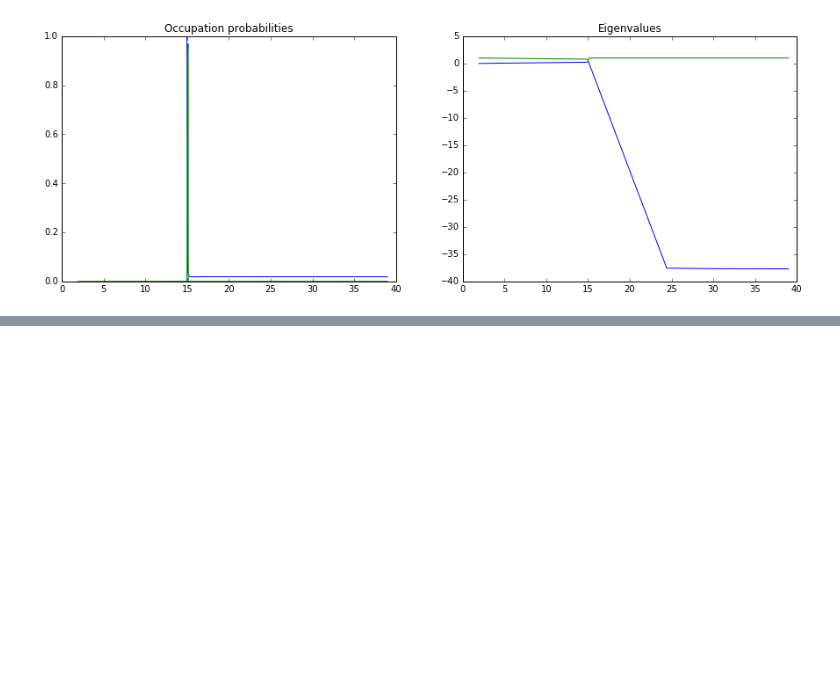
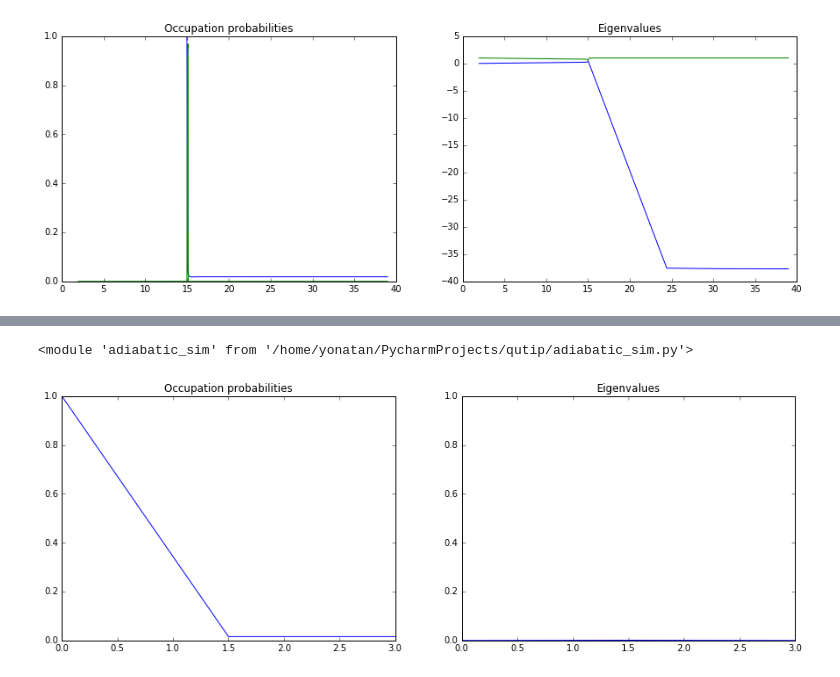
Before and after one commit to oryonatan/qutip, a Jupyter notebook: testers/test_adiabatic_sim.ipynb, the cells around one changed output, grey strips where cells are left out. Saved outputs shown, nothing was run; the diff lists cells and outputs as text; code cells hidden in the pictures; blank space fills up the shorter version.

```diff
--- a/testers/test_adiabatic_sim.ipynb
+++ b/testers/test_adiabatic_sim.ipynb
@@ -148,0 +146,12 @@ pass
+# %%
+from importlib import reload
+reload(adiabatic_sim)
+# %% [output]
+<module 'adiabatic_sim' from '/home/yonatan/PycharmProjects/qutip/adiabatic_sim.py'>
+# %%
+psis, slist, pr_list, ev_list = adiabatic_sim.sim_dynamic_evolution_binsearch2( H_0, H_1, 0.3, 39,1)
+# %%
+LHT.plot_PandEV(pr_list,ev_list,np.linspace(0,len(pr_list),len(pr_list)))
+pass
+# %% [output]
+[figure, added]
```
Also changed, not shown: parts of 7 cells of this notebook, 10 other files.
